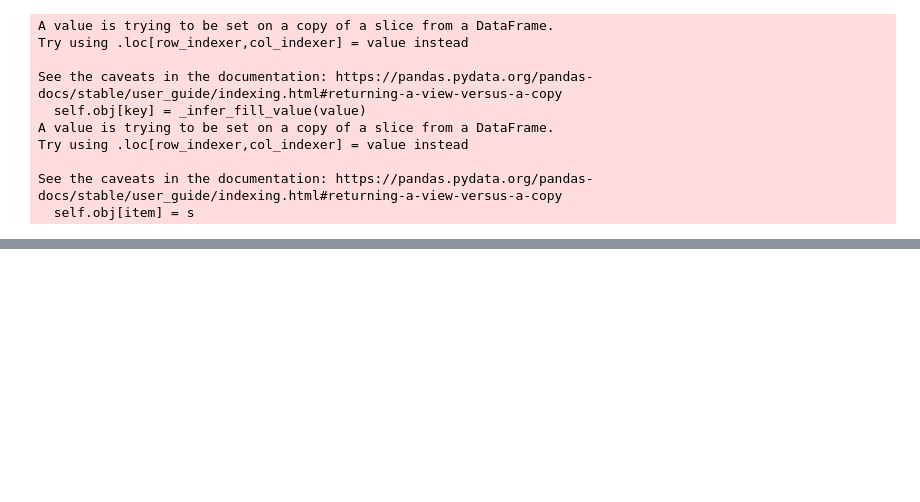
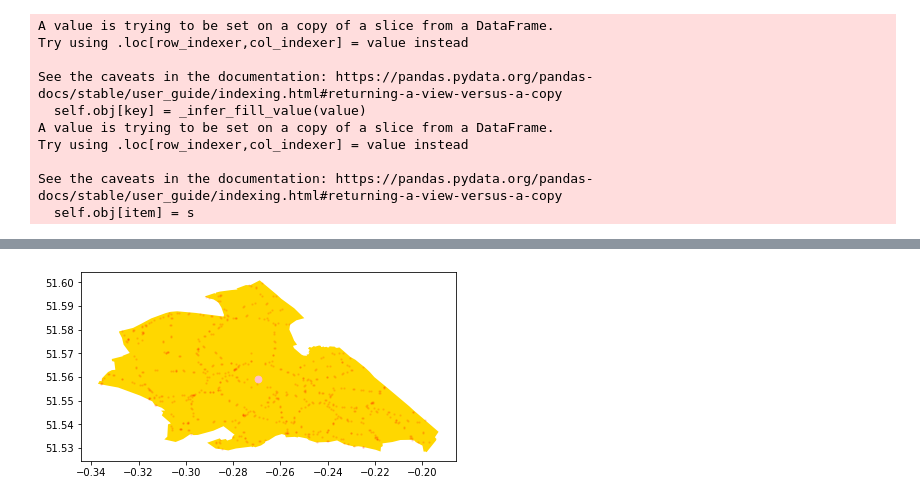
Before and after one commit to ONSdigital/SDG_11.2.1, a Jupyter notebook: SDG_11.2.1.ipynb, the cells around one changed output, grey strips where cells are left out. Saved outputs shown, nothing was run; the diff lists cells and outputs as text; code cells hidden in the pictures; blank space fills up the shorter version.

```diff
--- a/SDG_11.2.1.ipynb
+++ b/SDG_11.2.1.ipynb
@@ -281,0 +261,15 @@ plt.tight_layout()
+# %%
+# Filter for ward
+
+ward_stops_geo_df = gpd.sjoin(london_stops_geo_df, Brent, how='left', op='within')
+ward_stops_geo_df.head()
+
+# Drop all rows where id (from polygon) is NaN, that is, where the point is not in the polygon
+
+ward_stops_geo_df = ward_stops_geo_df[ward_stops_geo_df['index_right'].notna()]
+ward_stops_geo_df
+
+# Drop all row names from join (so we can reuse)
+
+ward_stops_geo_df = ward_stops_geo_df[stops_geo_df.columns.to_list()]
+ward_stops_geo_df
@@ -281,0 +290,13 @@ plt.tight_layout()
+# %%
+## Making a centroid
+centrepoint = ward_polygon.centroid
+
+fig, ax = plt.subplots()
+_ = ward_polygon.plot(ax=ax, facecolor='gold')
+_ = ward_stops_geo_df.plot(ax=ax, color='red', markersize=2, alpha=0.1)
+_ = centrepoint.plot(ax=ax, color='pink', markersize=45) ## added the centroid into the plot
+plt.tight_layout()
+
+## great, this works!
+# %% [output]
+[figure, added]
```
Also changed, not shown: parts of 27 cells of this notebook, 7 other files.
